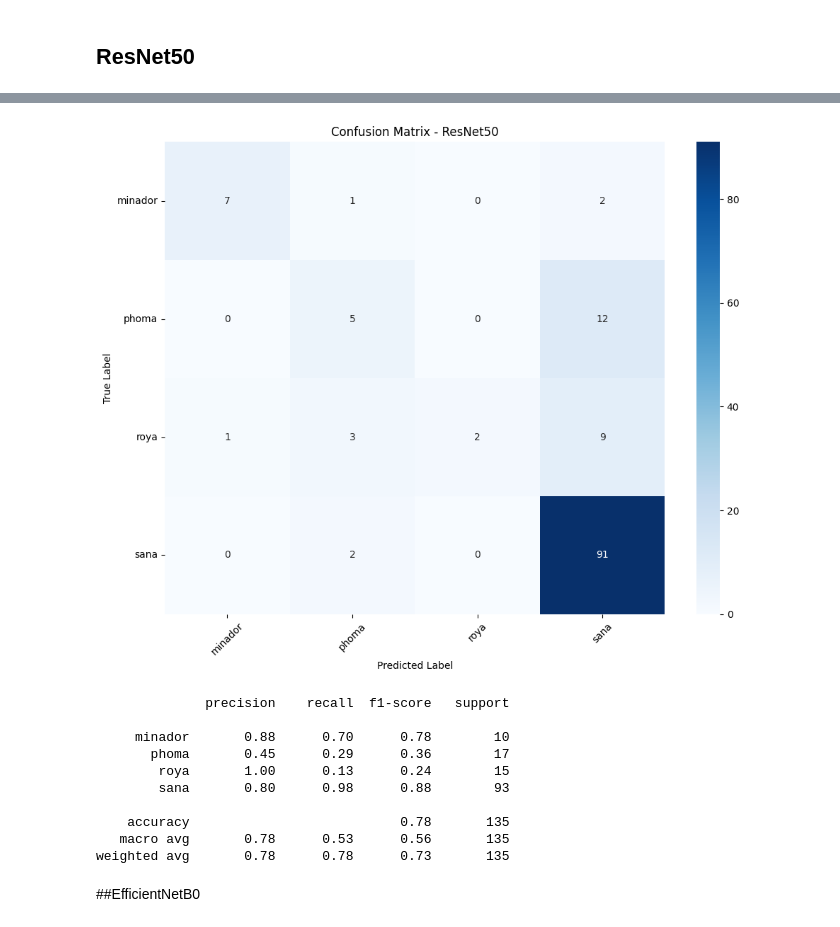
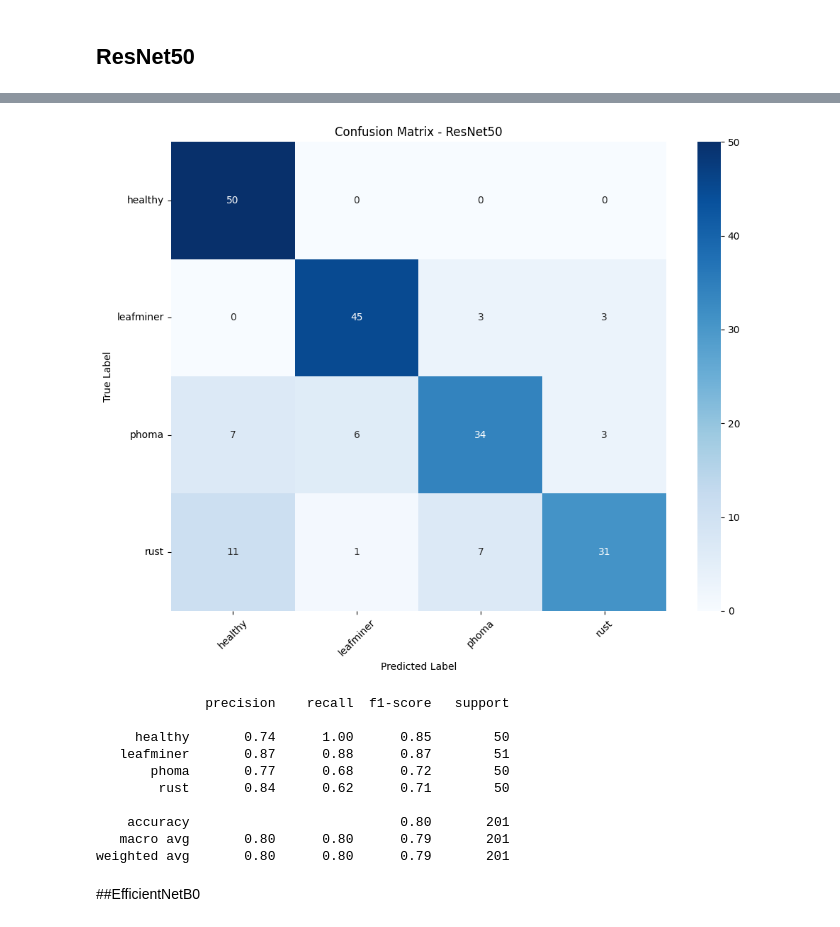
Before and after one commit to ClintonNacion/Deteccion_hojas, a Jupyter notebook: Procesado.ipynb, the cells around one changed output, grey strips where cells are left out. Saved outputs shown, nothing was run; the diff lists cells and outputs as text; code cells hidden in the pictures.

```diff
--- a/Procesado.ipynb
+++ b/Procesado.ipynb
@@ -931,40 +939,42 @@ Restoring model weights from the end of the best epoch: 15.
 import matplotlib.pyplot as plt
 import pickle
 
-# Cargar historial desde archivo .pkl
-with open("/content/history_resnet.pkl", "rb") as f:
+# ✅ Cargar historial
+with open("/content/drive/MyDrive/Capstone/modelos/history_resnet.pkl", "rb") as f:
     history_resnet = pickle.load(f)
 
-# Extraer datos del historial
-acc = history_resnet['accuracy']
-val_acc = history_resnet['val_accuracy']
-loss = history_resnet['loss']
-val_loss = history_resnet['val_loss']
+# ✅ Combinar entrenamiento + fine-tuning
+acc = history_resnet['initial']['accuracy'] + history_resnet['fine_tune']['accuracy']
+val_acc = history_resnet['initial']['val_accuracy'] + history_resnet['fine_tune']['val_accuracy']
+loss = history_resnet['initial']['loss'] + history_resnet['fine_tune']['loss']
+val_loss = history_resnet['initial']['val_loss'] + history_resnet['fine_tune']['val_loss']
 epochs_range = range(len(acc))
 
-# Curva de Precisión
+# ✅ Curva de Precisión
 plt.figure(figsize=(10, 5))
 plt.plot(epochs_range, acc, label='Training Accuracy')
 plt.plot(epochs_range, val_acc, label='Validation Accuracy')
+plt.axvline(x=len(history_resnet['initial']['accuracy']) - 1, color='gray', linestyle='--', label='Fine-Tuning Start')
 plt.title('Accuracy Curve - ResNet50')
 plt.xlabel('Epochs')
 plt.ylabel('Accuracy')
 plt.legend(loc='lower right')
 plt.grid(True)
 plt.tight_layout()
-plt.savefig("resnet50_accuracy_curve.png", dpi=300)
+plt.savefig("/content/drive/MyDrive/Capstone/modelos/resnet50_accuracy_curve.png", dpi=300)
 plt.show()
 
-# Curva de Pérdida
+# ✅ Curva de Pérdida
 plt.figure(figsize=(10, 5))
 plt.plot(epochs_range, loss, label='Training Loss')
 plt.plot(epochs_range, val_loss, label='Validation Loss')
+plt.axvline(x=len(history_resnet['initial']['loss']) - 1, color='gray', linestyle='--', label='Fine-Tuning Start')
 plt.title('Loss Curve - ResNet50')
 plt.xlabel('Epochs')
 plt.ylabel('Loss')
 plt.legend(loc='upper right')
 plt.grid(True)
 plt.tight_layout()
-plt.savefig("resnet50_loss_curve.png", dpi=300)
+plt.savefig("/content/drive/MyDrive/Capstone/modelos/resnet50_loss_curve.png", dpi=300)
 plt.show()
 # %% [output]
@@ -975,13 +985,18 @@ import numpy as np
 from sklearn.metrics import confusion_matrix, classification_report
 import seaborn as sns
 import matplotlib.pyplot as plt
+from tensorflow.keras.models import load_model
 
-# Asegúrate de que el val_generator tenga shuffle=False (ya lo hiciste bien)
+# Cargar modelo desde Drive
+model = load_model("/content/drive/MyDrive/Capstone/modelos/mejor_modelo_resnet50.keras")
+
+# Verificar modelo cargado
+print("Modelo cargado:", model.layers[0].name)
 
 # Obtener nombres de clases
 class_names = list(train_generator.class_indices.keys())
 
-# Predecir en datos de validación
+# Predecir
 val_preds = model.predict(val_generator, steps=val_generator.samples // val_generator.batch_size + 1)
 y_pred = np.argmax(val_preds, axis=1)
 y_true = val_generator.classes
@@ -989,7 +1004,6 @@ y_true = val_generator.classes
 # Matriz de confusión
 cm = confusion_matrix(y_true, y_pred)
 
-# Mostrar matriz de confusión con seaborn
 plt.figure(figsize=(10, 8))
 sns.heatmap(cm, annot=True, fmt="d", cmap="Blues",
             xticklabels=class_names, yticklabels=class_names)
@@ -999,14 +1013,14 @@ plt.xlabel("Predicted Label")
 plt.ylabel("True Label")
 plt.title("Confusion Matrix - ResNet50")
 plt.tight_layout()
-plt.savefig("matriz_confusion_resnet50.png", dpi=300)
+plt.savefig("/content/drive/MyDrive/Capstone/modelos/matriz_confusion_resnet50.png", dpi=300)
 plt.show()
 
 # Reporte de clasificación
 reporte = classification_report(y_true, y_pred, target_names=class_names)
 print(reporte)
 
-# Guardar reporte en .txt
-with open("reporte_clasificacion_resnet50.txt", "w") as f:
+# Guardar en archivo de texto
+with open("/content/drive/MyDrive/Capstone/modelos/reporte_clasificacion_resnet50.txt", "w") as f:
     f.write(reporte)
 # %% [output]
@@ -1014,14 +1029,14 @@ with open("reporte_clasificacion_resnet50.txt", "w") as f:
-[figure, old version]
+[figure, new version]
               precision    recall  f1-score   support
 
-     minador       0.88      0.70      0.78        10
-       phoma       0.45      0.29      0.36        17
-        roya       1.00      0.13      0.24        15
-        sana       0.80      0.98      0.88        93
+     healthy       0.74      1.00      0.85        50
+   leafminer       0.87      0.88      0.87        51
+       phoma       0.77      0.68      0.72        50
+        rust       0.84      0.62      0.71        50
 
-    accuracy                           0.78       135
-   macro avg       0.78      0.53      0.56       135
-weighted avg       0.78      0.78      0.73       135
+    accuracy                           0.80       201
+   macro avg       0.80      0.80      0.79       201
+weighted avg       0.80      0.80      0.79       201
 # %% [markdown]
 ##EfficientNetB0
 # %%
```
Also changed, not shown: parts of 42 cells of this notebook.
